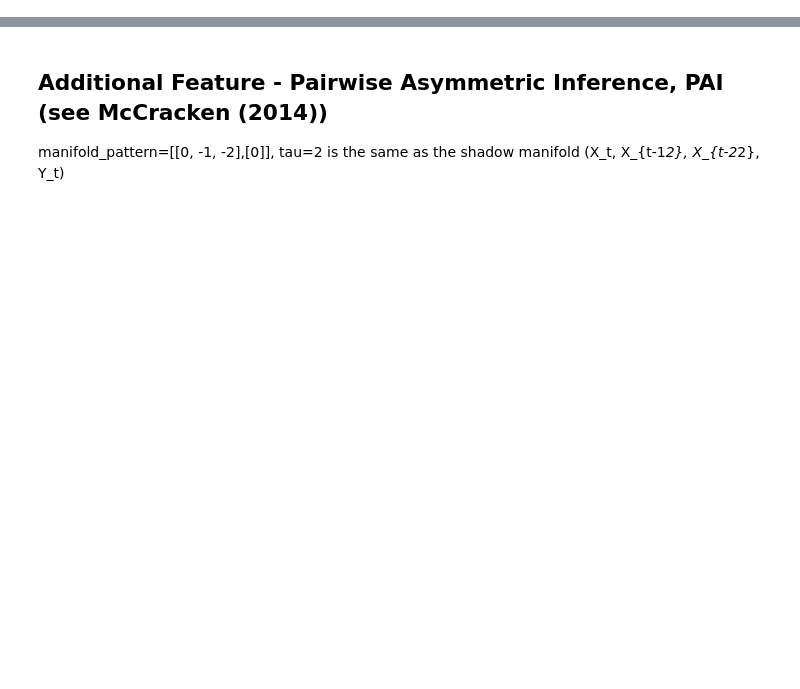
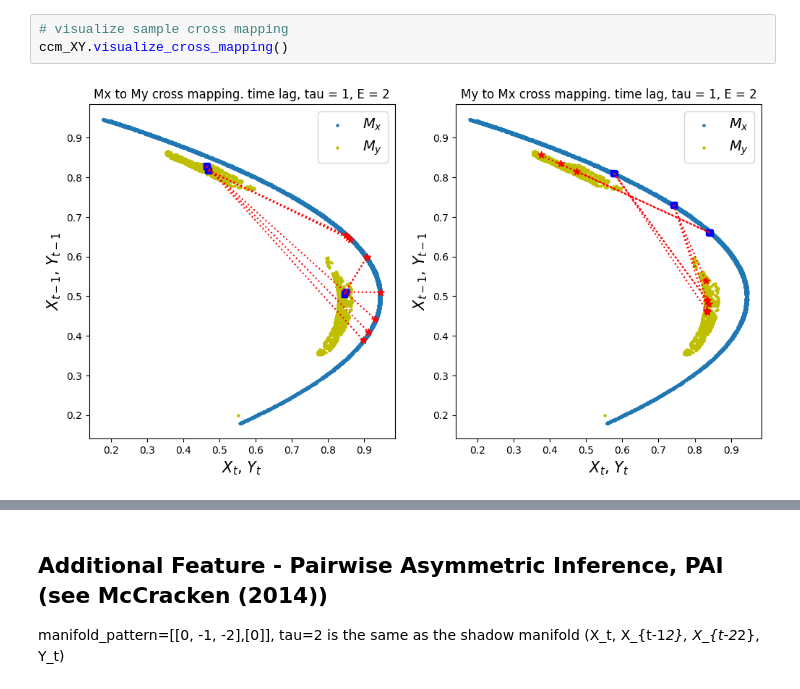
Before and after one commit to PrinceJavier/causal_ccm, a Jupyter notebook: usage_sample.ipynb, the cells around one changed output, grey strips where cells are left out. Drawn from its saved outputs; the diff is of its cells as text; blank space fills up the shorter version.

```diff
--- a/usage_sample.ipynb
+++ b/usage_sample.ipynb
@@ -139,0 +116,5 @@ ccm_YX.plot_ccm_correls()
+# %%
+# visualize sample cross mapping
+ccm_XY.visualize_cross_mapping()
+# %% [output]
+[figure, added]
```
Also changed, not shown: parts of 44 cells of this notebook, 3 other files.
